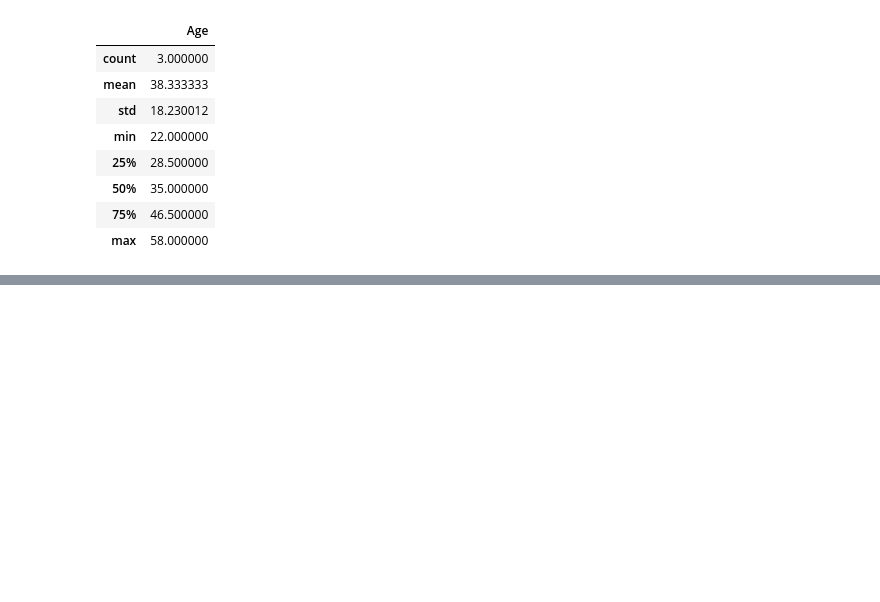
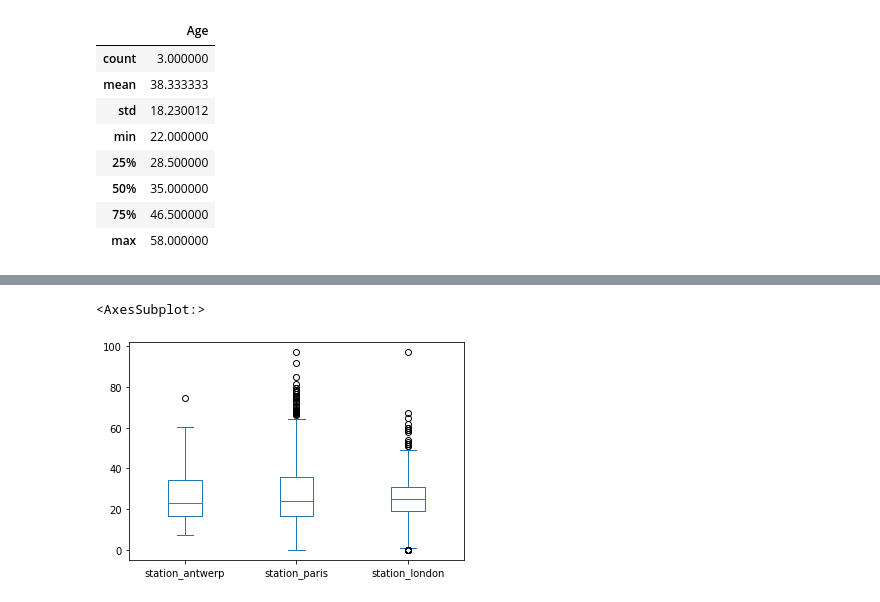
Before and after one commit to georgepachitariu/Practice, a Jupyter notebook: pandas/getting_started_tutorial.ipynb, the cells around one changed output, grey strips where cells are left out. Cells and saved outputs as stored; diff of their text form; code cells hidden in the pictures; blank space fills up the shorter version.

```diff
--- a/pandas/getting_started_tutorial.ipynb
+++ b/pandas/getting_started_tutorial.ipynb
@@ -37,0 +81,5 @@ df.describe()
+# %%
+air_quality.plot.box()
+# %% [output]
+<AxesSubplot:>
+[figure, added]
```
Also changed, not shown: parts of 8 cells of this notebook.
